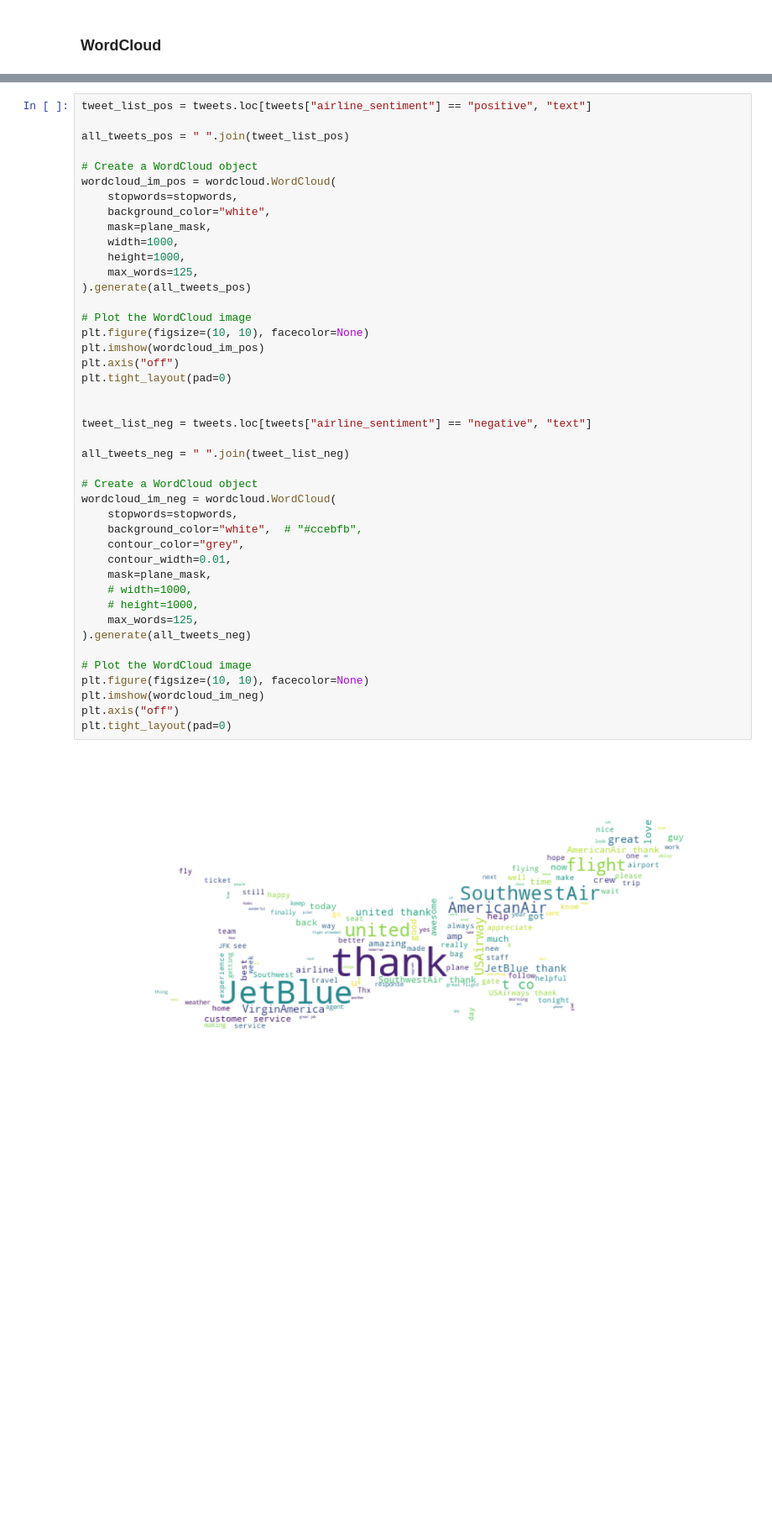
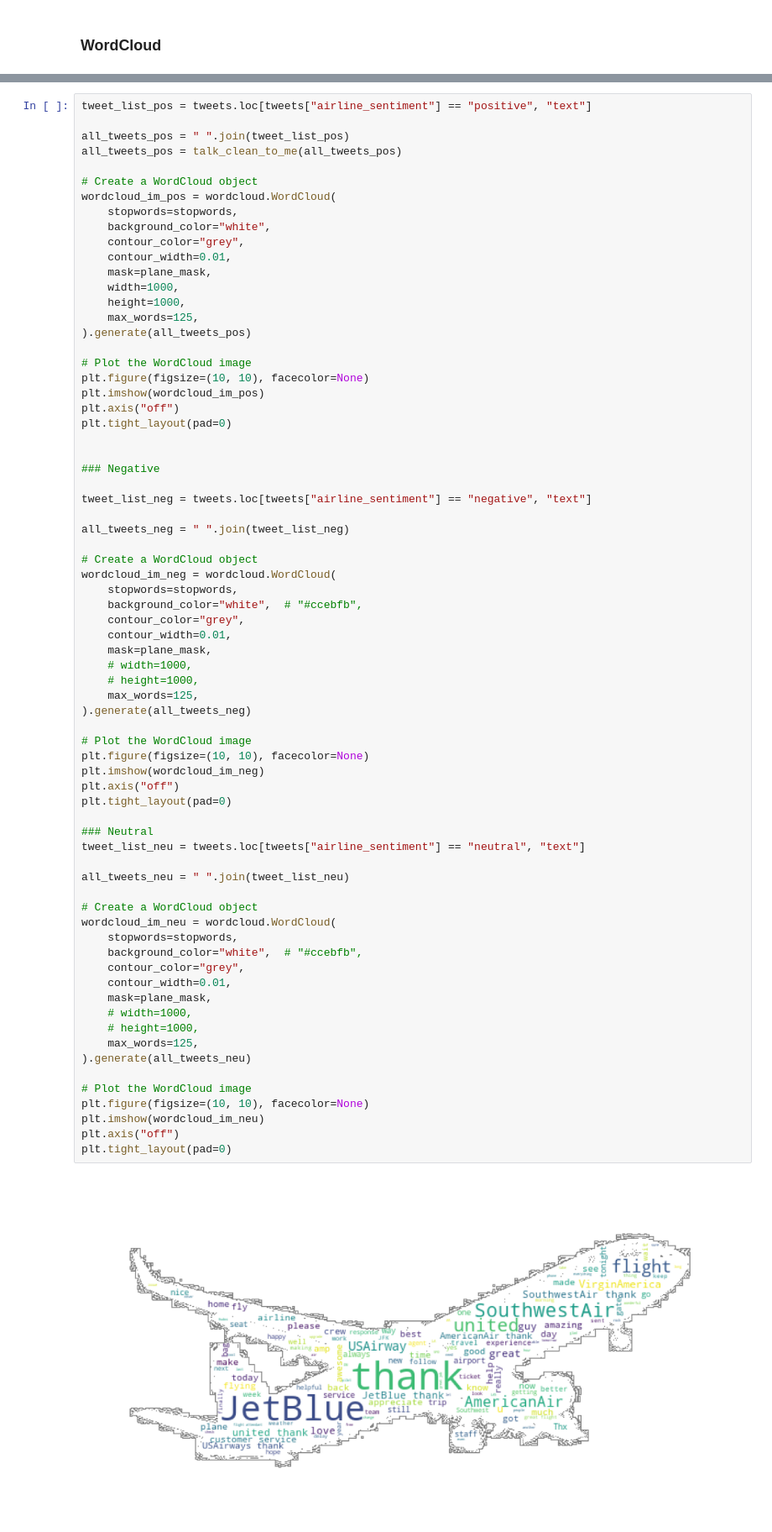
Before and after one commit to gspiga/TweetSentimentAnalysis, a Jupyter notebook: STA_221_Project_Code.ipynb, the cells around one changed output, grey strips where cells are left out. Shown at 84% size. Saved outputs shown, nothing was run; the diff lists cells and outputs as text; blank space fills up the shorter version.

```diff
--- a/STA_221_Project_Code.ipynb
+++ b/STA_221_Project_Code.ipynb
@@ -143,11 +185,14 @@ NameError: name 'STOPWORDS' is not defined
 tweet_list_pos = tweets.loc[tweets["airline_sentiment"] == "positive", "text"]
 
 all_tweets_pos = " ".join(tweet_list_pos)
+all_tweets_pos = talk_clean_to_me(all_tweets_pos)
 
 # Create a WordCloud object
 wordcloud_im_pos = wordcloud.WordCloud(
     stopwords=stopwords,
     background_color="white",
+    contour_color="grey",
+    contour_width=0.01,
     mask=plane_mask,
     width=1000,
     height=1000,
@@ -156,31 +201,56 @@ wordcloud_im_pos = wordcloud.WordCloud(
 
 # Plot the WordCloud image
 plt.figure(figsize=(10, 10), facecolor=None)
 plt.imshow(wordcloud_im_pos)
 plt.axis("off")
 plt.tight_layout(pad=0)
 
+
+### Negative
 
 tweet_list_neg = tweets.loc[tweets["airline_sentiment"] == "negative", "text"]
 
 all_tweets_neg = " ".join(tweet_list_neg)
 
 # Create a WordCloud object
 wordcloud_im_neg = wordcloud.WordCloud(
     stopwords=stopwords,
     background_color="white",  # "#ccebfb",
     contour_color="grey",
     contour_width=0.01,
     mask=plane_mask,
     # width=1000,
     # height=1000,
     max_words=125,
 ).generate(all_tweets_neg)
 
 # Plot the WordCloud image
 plt.figure(figsize=(10, 10), facecolor=None)
 plt.imshow(wordcloud_im_neg)
 plt.axis("off")
 plt.tight_layout(pad=0)
+
+### Neutral
+tweet_list_neu = tweets.loc[tweets["airline_sentiment"] == "neutral", "text"]
+
+all_tweets_neu = " ".join(tweet_list_neu)
+
+# Create a WordCloud object
+wordcloud_im_neu = wordcloud.WordCloud(
+    stopwords=stopwords,
+    background_color="white",  # "#ccebfb",
+    contour_color="grey",
+    contour_width=0.01,
+    mask=plane_mask,
+    # width=1000,
+    # height=1000,
+    max_words=125,
+).generate(all_tweets_neu)
+
+# Plot the WordCloud image
+plt.figure(figsize=(10, 10), facecolor=None)
+plt.imshow(wordcloud_im_neu)
+plt.axis("off")
+plt.tight_layout(pad=0)
 # %% [output]
-[figure, old version]
+[figure, new version]
```
Also changed, not shown: parts of 15 cells of this notebook.
